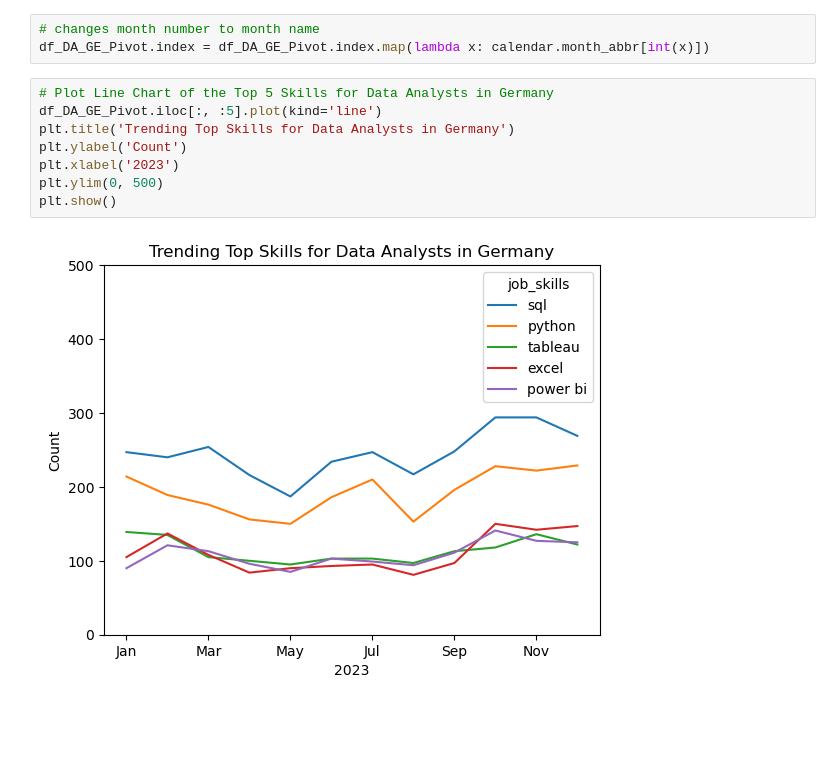
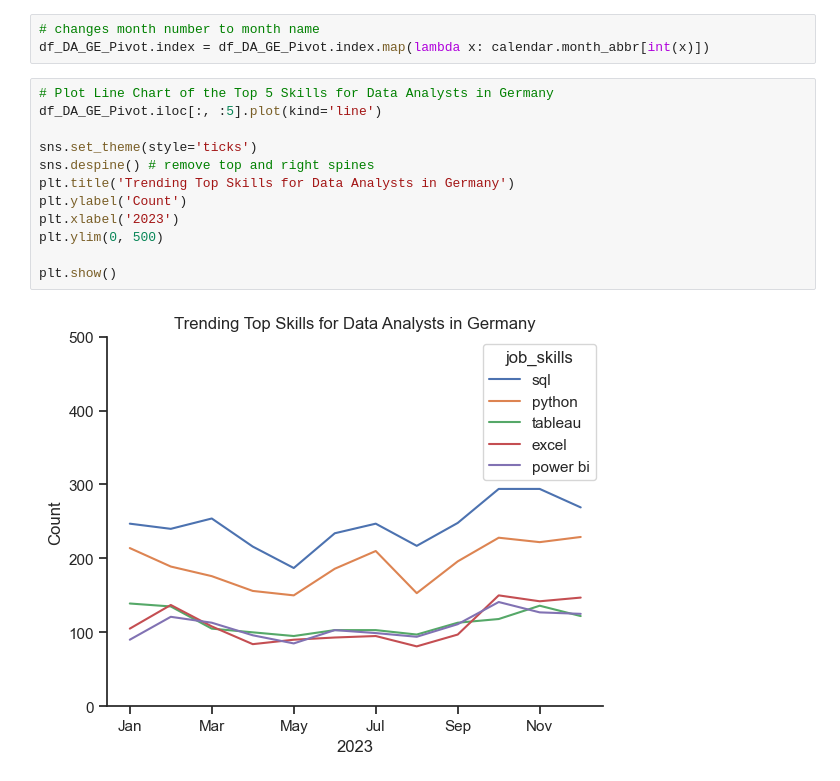
Before and after one commit to medalilou/2_Project, a Jupyter notebook: 3_Skills_Trend.ipynb, the cells around one changed output. Cells and saved outputs as stored; diff of their text form; blank space fills up the shorter version.

```diff
--- a/3_Skills_Trend.ipynb
+++ b/3_Skills_Trend.ipynb
@@ -100,10 +101,14 @@ df_DA_GE_Pivot.index = df_DA_GE_Pivot.index.map(lambda x: calendar.month_abbr[in
 # %%
 # Plot Line Chart of the Top 5 Skills for Data Analysts in Germany
 df_DA_GE_Pivot.iloc[:, :5].plot(kind='line')
+
+sns.set_theme(style='ticks')
+sns.despine() # remove top and right spines
 plt.title('Trending Top Skills for Data Analysts in Germany')
 plt.ylabel('Count')
 plt.xlabel('2023')
 plt.ylim(0, 500)
+
 plt.show()
 # %% [output]
-[figure, old version]
+[figure, new version]
```
Also changed, not shown: parts of 1 cell of this notebook, 1 other file.
